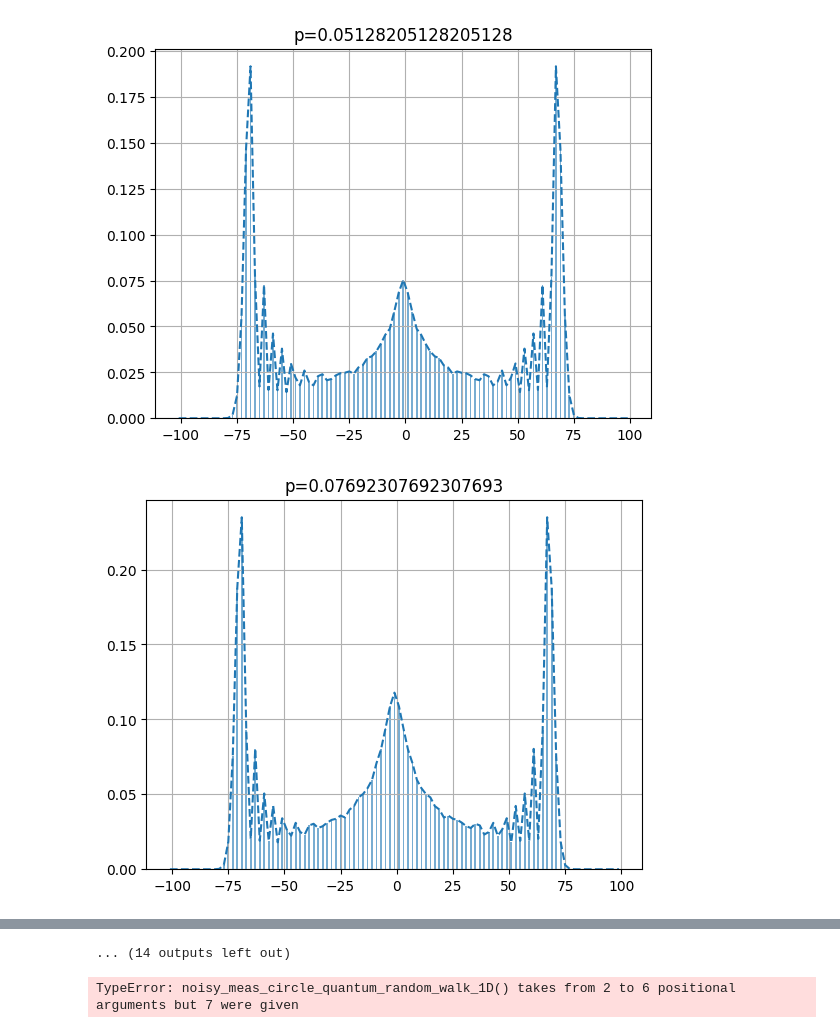
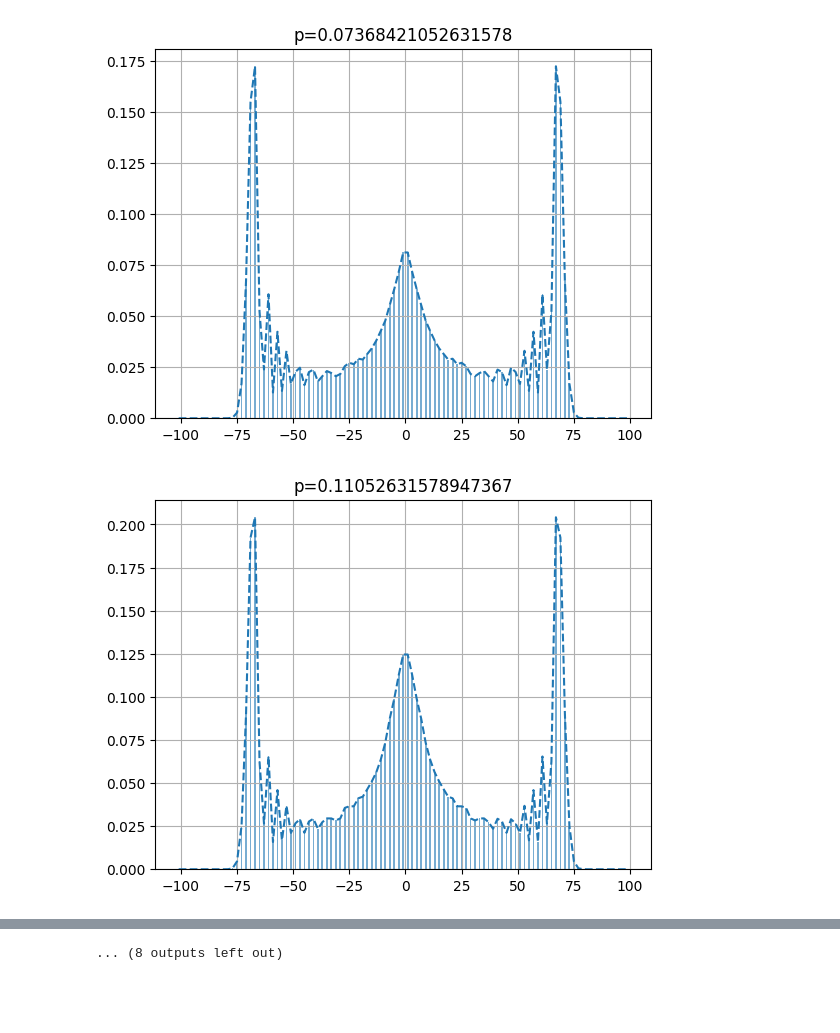
Before and after one commit to BoredDam/noisy-quantum-walks-thesis, a Jupyter notebook: notebooks/noisy-approx-distribution.ipynb, the cells around one changed output, grey strips where cells are left out. Drawn from its saved outputs; the diff is of its cells as text; code cells hidden in the pictures; blank space fills up the shorter version.

Commit message:
new: computed distribution of H noise on quantum walk

```diff
--- a/notebooks/noisy-approx-distribution.ipynb
+++ b/notebooks/noisy-approx-distribution.ipynb
@@ -4,10 +4,10 @@ import numpy as np
 from src.quantum_random_walk.quantum_random_walk import noisy_circle_quantum_random_walk_1D, noisy_meas_circle_quantum_random_walk_1D
 # %%
 max_pos = 100
-steps = 101
+steps = 100
 symm_qrw = True
 SEED = 42
-P = np.linspace(0,1,40)
+P = np.linspace(0,0.7,20)
 dists = []
 TIMES = 200
 
@@ -38,2 +38,2 @@ for p in P:
-[figure, old version]
+[figure, new version]
-[figure, old version]
+[figure, new version]
@@ -48,36 +48,4 @@ for p in P:
-... (14 outputs left out)
+... (8 outputs left out)
-# %%
-max_pos = 100
-steps = 101
-symm_qrw = True
-SEED = 42
-P = np.linspace(0,1,40)
-dists = []
-TIMES = 200
-
-
-
-for p in P:
-    np.random.seed(SEED)
-    for t in range(TIMES):
-        data, X = noisy_meas_circle_quantum_random_walk_1D(max_pos, steps, 0.5, symm_qrw, p, None)
-        Y = data[-1]
-        X_odd = X[::2]
-        Y_odd = Y[0::2]
-        dists.append(Y)
-    arr_dists = np.array(dists)
-    arr_sum = np.sum(arr_dists, 0)
-    Y = arr_sum / TIMES
-    X_odd = X[::2]
-    Y_odd = Y[0::2]
-    dists.append(Y)
-    plt.grid(True, which='major')
-    plt.bar(X, Y, alpha=0.6)
-    plt.plot(X_odd, Y_odd, '--')
-    plt.title(f"p={p}")
-    plt.show()
-# %% [output]
-TypeError: noisy_meas_circle_quantum_random_walk_1D() takes from 2 to 6 positional arguments but 7 were given
 # %%
 np.sum(Y)
 # %% [output]
```
Also changed, not shown: parts of 2 cells of this notebook.
